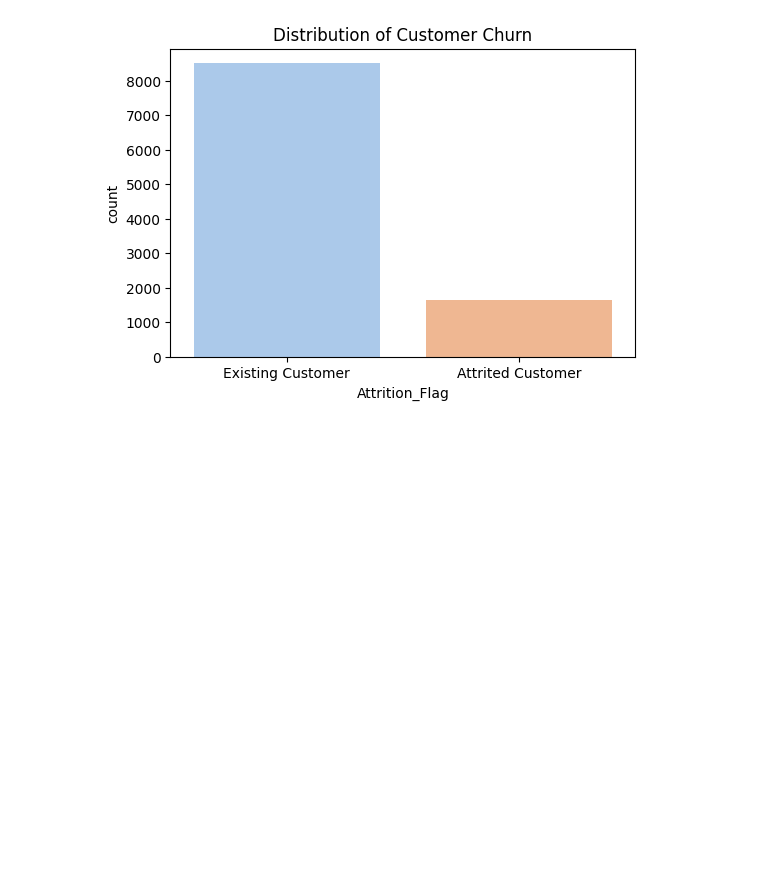
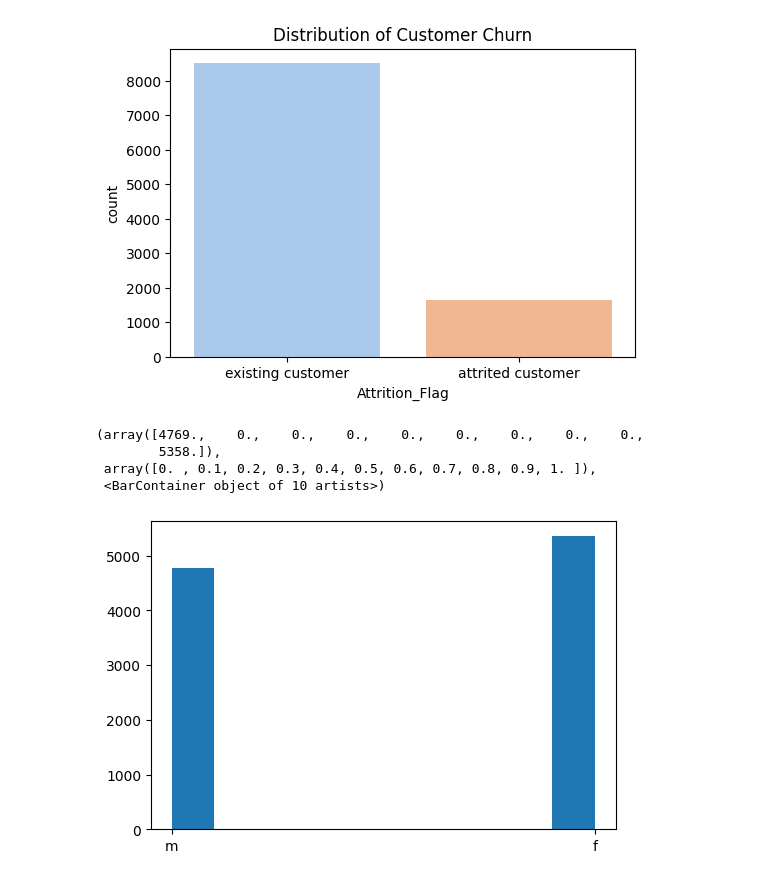
Before and after one commit to bosshussien/Bank_Customers_Analysis, a Jupyter notebook: notebook.ipynb, the cells around one changed output. Cells and saved outputs as stored; diff of their text form; code cells hidden in the pictures; blank space fills up the shorter version.

Commit message:
explored demographics features distributions nad variations

```diff
--- a/notebook.ipynb
+++ b/notebook.ipynb
@@ -69,3 +69,10 @@ df.head()
 | 2 | Existing Customer | 51 | M | 3 | Graduate | Married | ... |
 | 3 | Existing Customer | 40 | F | 4 | High School | Unknown | ... |
 | 4 | Existing Customer | 40 | M | 3 | Uneducated | Married | ... |
+# %%
+for i in df.select_dtypes('object').columns:
+    df[i] = df[i].str.lower()
+for i in df.select_dtypes('object').columns:
+    df[i] = df[i].str.strip()
+
+df.select_dtypes('object').head()
@@ -186,3 +200,13 @@ count_attrited: 1627
 83.93%
 [figure]
 [figure]
+# %%
+# demographic spreads
+plt.figure(figsize=(6,4))
+plt.hist(df_cleaned['Gender'])
+# %% [output]
+(array([4769.,    0.,    0.,    0.,    0.,    0.,    0.,    0.,    0.,
+        5358.]),
+ array([0. , 0.1, 0.2, 0.3, 0.4, 0.5, 0.6, 0.7, 0.8, 0.9, 1. ]),
+ <BarContainer object of 10 artists>)
+[figure, added]
```
Also changed, not shown: parts of 8 cells of this notebook.
